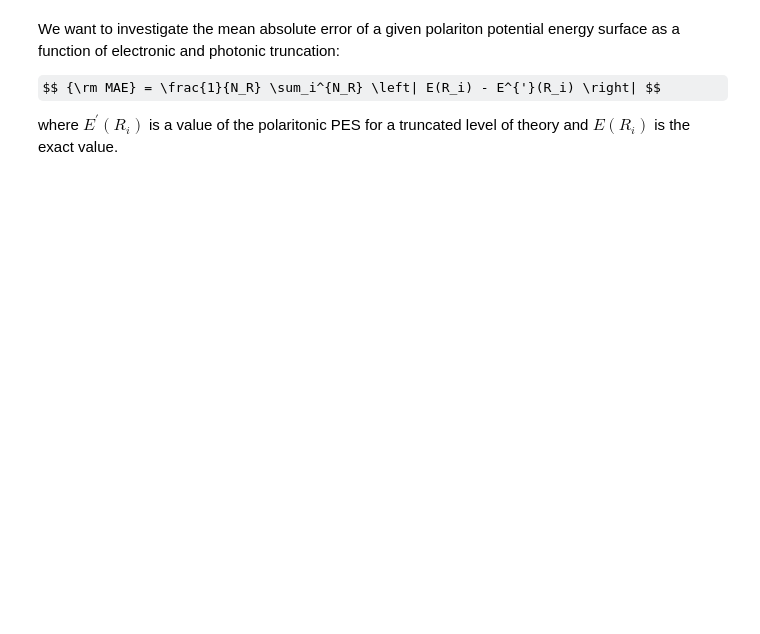
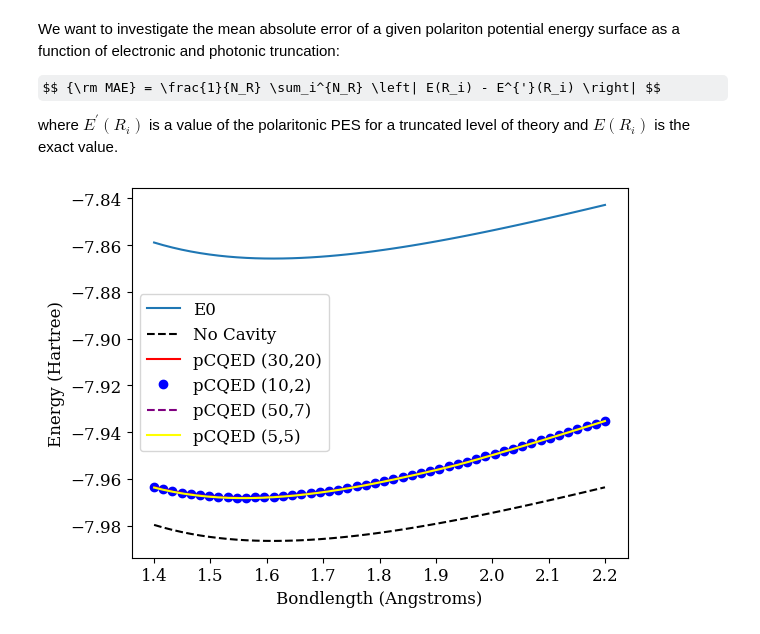
Before and after one commit to rubymanderna/SCQED-PCQED, a Jupyter notebook: examples/LiH_6311gss_QEDCAS.ipynb, the cells around one changed output. Cells and saved outputs as stored; diff of their text form; code cells hidden in the pictures; some formulas as TeX source; blank space fills up the shorter version.

```diff
--- a/examples/LiH_6311gss_QEDCAS.ipynb
+++ b/examples/LiH_6311gss_QEDCAS.ipynb
@@ -445,0 +298,6 @@ plt.show()
+# %%
+from matplotlib import cm
+from matplotlib import rcParams
+rcParams['font.family'] = 'serif'
+rcParams['font.size'] = 12
+from matplotlib import pyplot as plt
@@ -445,0 +317,16 @@ plt.show()
+# %%
+N_el = 10
+N_ph = 2
+pcqed_nel10_np2 = np.zeros((N_R, N_el * N_ph ))
+for k in range(N_R):
+    _HPF = build_pf_hamiltonian(N_el, N_ph, E_array[k,:], omega_cav, lambda_vector, Mu_array[k, :, :, :])
+    pf_e, pf_c = np.linalg.eigh(_HPF)
+    pcqed_nel10_np2[k,:] = pf_e
+# %%
+N_el = 50
+N_ph = 7
+pcqed_nel50_np7 = np.zeros((N_R, N_el * N_ph ))
+for k in range(N_R):
+    _HPF = build_pf_hamiltonian(N_el, N_ph, E_array[k,:], omega_cav, lambda_vector, Mu_array[k, :, :, :])
+    pf_e, pf_c = np.linalg.eigh(_HPF)
+    pcqed_nel50_np7[k,:] = pf_e
@@ -445,0 +341,24 @@ plt.show()
+# %%
+N_el = 5
+N_ph = 5
+pcqed_nel5_np5 = np.zeros((N_R, N_el * N_ph ))
+for k in range(N_R):
+    _HPF = build_pf_hamiltonian(N_el, N_ph, E_array[k,:], omega_cav, lambda_vector, Mu_array[k, :, :, :])
+    pf_e, pf_c = np.linalg.eigh(_HPF)
+    pcqed_nel5_np5[k,:] = pf_e
+# %%
+plt.plot(r_array, E_array[:,0]+0.1208, label="E0")
+plt.plot(r_array, E_array[:,0], 'black', linestyle="dashed", label="No Cavity")
+plt.plot(r_array, pcqed_nel30_np20[:,0], 'red', label="pCQED (30,20)")
+plt.plot(r_array, pcqed_nel10_np2[:,0], 'bo', label="pCQED (10,2)")
+plt.plot(r_array, pcqed_nel50_np7[:,0], 'purple', linestyle="dashed", label="pCQED (50,7)")
+# plt.plot(r_array, pcqed_nel50_np50[:,0], 'yo', label="pCQED (50,50)")
+plt.plot(r_array, pcqed_nel5_np5[:,0], 'yellow',label="pCQED (5,5)")
+# plt.xlim(1.4, 2.0)
+# plt.ylim(-7.885, -7.855)
+plt.ylabel("Energy (Hartree)")
+plt.xlabel("Bondlength (Angstroms)")
+plt.legend()
+plt.show()
+# %% [output]
+[figure, added]
```
Also changed, not shown: parts of 24 cells of this notebook, 8 other files.
